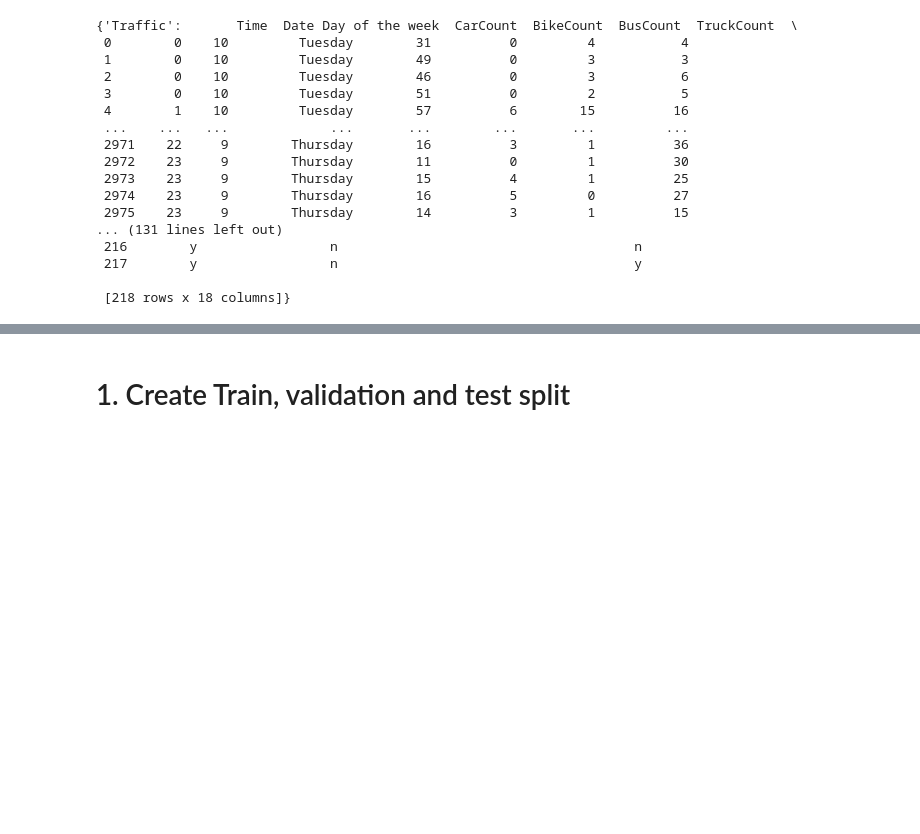
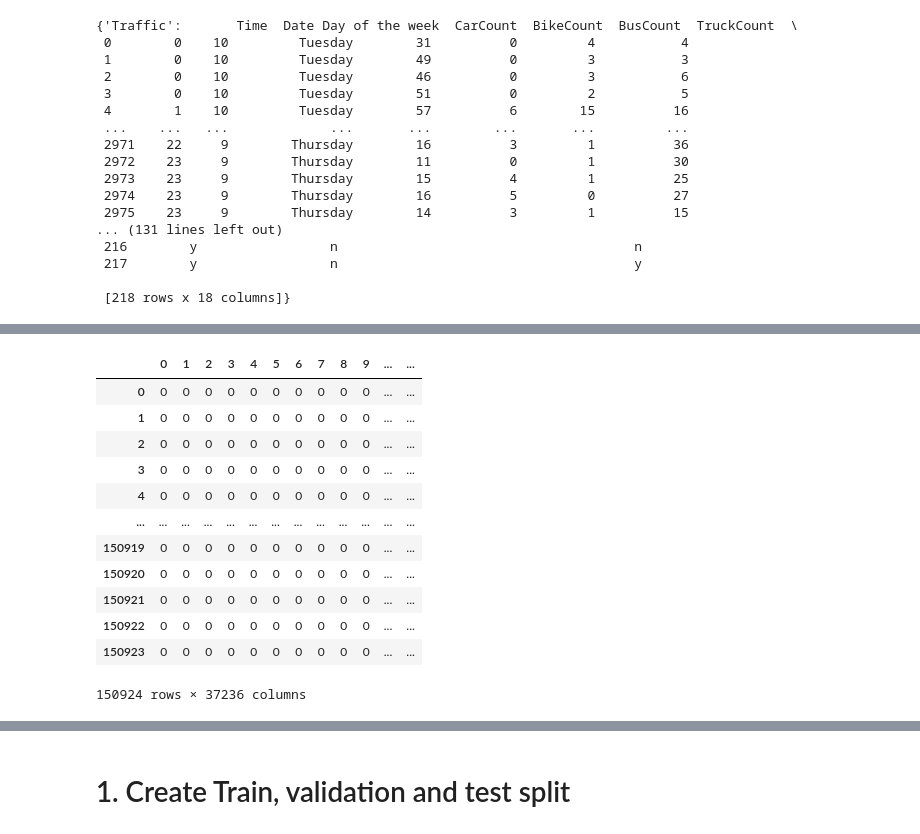
Before and after one commit to woerndle/ds-ml-project, a Jupyter notebook: all-in-all.ipynb, the cells around one changed output, grey strips where cells are left out. Saved outputs shown, nothing was run; the diff lists cells and outputs as text; code cells hidden in the pictures; blank space fills up the shorter version.

```diff
--- a/all-in-all.ipynb
+++ b/all-in-all.ipynb
@@ -131,6 +131,7 @@ DataFrame loaded with shape: (150930, 2)
  [218 rows x 18 columns]}
 # %%
 from sklearn.impute import SimpleImputer
+from scipy.sparse import issparse
 from tqdm import tqdm
 from nltk.tokenize import word_tokenize
 from nltk.corpus import stopwords
@@ -178,7 +179,17 @@ def preprocess_wine(raw_data: pd.DataFrame):
 
     X_tfidf = tfidf_vect.fit_transform(preprocessed['description'])
     y = preprocessed['country']
-    return pd.concat([X_tfidf, y], axis=1)
+    X_df = pd.DataFrame.sparse.from_spmatrix(X_tfidf)
+    if issparse(X_df):
+        X_df = X_df.tocsr()
+    print(X_df.isnull().sum())
+    preprocessed = pd.concat([X_df.reset_index(drop=True), y.reset_index(drop=True)], axis=1, ignore_index=True,)
+    print(preprocessed.isnull().sum())
+
+    # d = dict.fromkeys(preprocessed.select_dtypes(np.int32).columns, np.int64)
+    # preprocessed = preprocessed.astype(d)
+    # print(preprocessed.info())
+    return preprocessed
 
 
 def preprocess_votings(raw_data: pd.DataFrame):
@@ -194,3 +205,5 @@ def preprocess_votings(raw_data: pd.DataFrame):
     # Convert back to DataFrame with original columns
     X_imputed = pd.DataFrame(X_imputed, columns=X.columns)
     return pd.concat([X_imputed, y], axis=1)
+# %%
+wine_pp_df = preprocess_wine(raw_data['Wine'])
@@ -196,0 +236,18 @@ def preprocess_votings(raw_data: pd.DataFrame):
+# %%
+wine_pp_df['country'] = wine_pp_df.iloc[:,37235]
+wine_pp_df = wine_pp_df.drop(columns=[37235])
+wine_pp_df
+# %% [output]
+|  | 0 | 1 | 2 | 3 | 4 | 5 | 6 | 7 | 8 | 9 | ... | ... |
+| 0 | 0 | 0 | 0 | 0 | 0 | 0 | 0 | 0 | 0 | 0 | ... | ... |
+| 1 | 0 | 0 | 0 | 0 | 0 | 0 | 0 | 0 | 0 | 0 | ... | ... |
+| 2 | 0 | 0 | 0 | 0 | 0 | 0 | 0 | 0 | 0 | 0 | ... | ... |
+| 3 | 0 | 0 | 0 | 0 | 0 | 0 | 0 | 0 | 0 | 0 | ... | ... |
+| 4 | 0 | 0 | 0 | 0 | 0 | 0 | 0 | 0 | 0 | 0 | ... | ... |
+| ... | ... | ... | ... | ... | ... | ... | ... | ... | ... | ... | ... | ... |
+| 150919 | 0 | 0 | 0 | 0 | 0 | 0 | 0 | 0 | 0 | 0 | ... | ... |
+| 150920 | 0 | 0 | 0 | 0 | 0 | 0 | 0 | 0 | 0 | 0 | ... | ... |
+| 150921 | 0 | 0 | 0 | 0 | 0 | 0 | 0 | 0 | 0 | 0 | ... | ... |
+| 150922 | 0 | 0 | 0 | 0 | 0 | 0 | 0 | 0 | 0 | 0 | ... | ... |
+| 150923 | 0 | 0 | 0 | 0 | 0 | 0 | 0 | 0 | 0 | 0 | ... | ... |
+150924 rows × 37236 columns
```
Also changed, not shown: parts of 22 cells of this notebook.
